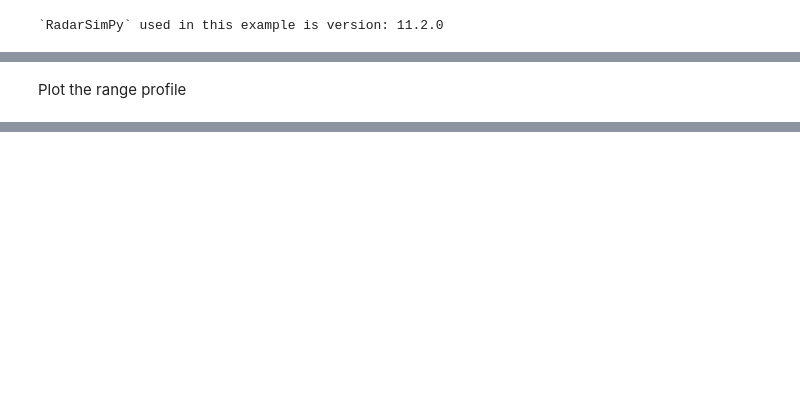
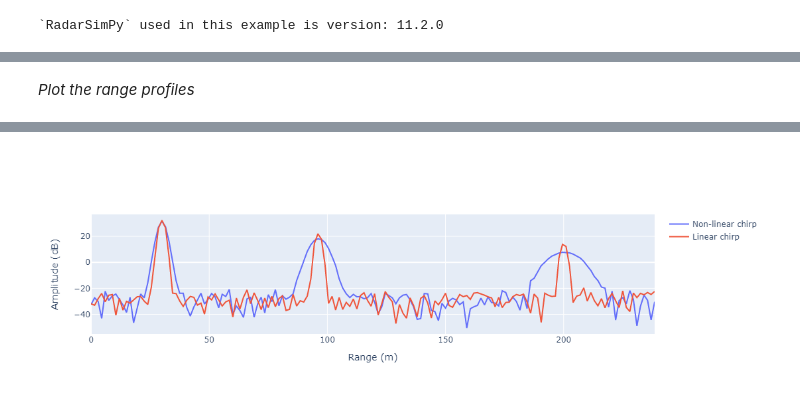
Before and after one commit to radarsimx/radarsimnb, a Jupyter notebook: notebooks/arbitrary_waveform.ipynb, the cells around one changed output, grey strips where cells are left out. Drawn from its saved outputs; the diff is of its cells as text; code cells hidden in the pictures; blank space fills up the shorter version.

```diff
--- a/notebooks/arbitrary_waveform.ipynb
+++ b/notebooks/arbitrary_waveform.ipynb
@@ -129,11 +116,9 @@ The parameters of the receiver are listed in the table below.
 # %%
-rx_channel = dict(
-    location=(0, 0, 0),
-)
-
 rx = Receiver(fs=2e6,
               noise_figure=12,
               rf_gain=20,
               load_resistor=500,
               baseband_gain=30,
-              channels=[rx_channel])
+              channels=[dict(
+                  location=(0, 0, 0),
+              )])
@@ -166,9 +151,9 @@ $[channels, pulses, ADC~samples]$
 from radarsimpy.simulator import simc
 
 data_nonlinear = simc(radar_nonlinear, targets, noise=True)
-time_matrix_nonlinear = data_nonlinear['timestamp']
-data_matrix_nonlinear = data_nonlinear['baseband']
+timestamp_nonlinear = data_nonlinear['timestamp']
+baseband_nonlinear = data_nonlinear['baseband']
 
 data_linear = simc(radar_linear, targets, noise=True)
-time_matrix_linear = data_linear['timestamp']
-data_matrix_linear = data_linear['baseband']
+timestamp_linear = data_linear['timestamp']
+baseband_linear = data_linear['baseband']
@@ -180,14 +167,14 @@ data_matrix_linear = data_linear['baseband']
 from scipy import signal
 import radarsimpy.processing as proc
 
-range_window = signal.chebwin(radar_linear.samples_per_pulse, at=60)
+range_window = signal.windows.chebwin(radar_linear.samples_per_pulse, at=60)
 
 range_profile_nonlinear = proc.range_fft(
-    data_matrix_nonlinear[:, :, :], range_window)
+    baseband_nonlinear[:, :, :], range_window)
 range_profile_linear = proc.range_fft(
-    data_matrix_linear[:, :, :], range_window)
+    baseband_linear[:, :, :], range_window)
 # %% [markdown]
-Plot the range profile
+_Plot the range profiles_
 # %%
 max_range = (3e8 * radar_linear.receiver.fs *
              radar_linear.transmitter.pulse_length /
@@ -197,25 +184,19 @@ range_axis = np.linspace(
     0, max_range, radar_linear.samples_per_pulse, endpoint=False)
 
 fig = go.Figure()
-
 fig.add_trace(go.Scatter(
     x=range_axis,
     y=20 * np.log10(np.abs(range_profile_nonlinear[0, 0, :])),
-    name='Nonlinear chirp',
+    name='Non-linear chirp',
 ))
-
 fig.add_trace(go.Scatter(
     x=range_axis,
     y=20 * np.log10(np.abs(range_profile_linear[0, 0, :])),
-    name='Lineaer chirp',
+    name='Linear chirp',
 ))
-
 fig.update_layout(
-    template="seaborn",
     yaxis=dict(title='Amplitude (dB)'),
     xaxis=dict(title='Range (m)'),
 )
-
-# fig.show()
-display(SVG(fig.to_image(format='svg', scale=1)))
+fig.show()
 # %% [output]
@@ -222,0 +203 @@ display(SVG(fig.to_image(format='svg', scale=1)))
+[figure, added]
```
Also changed, not shown: parts of 21 cells of this notebook.
